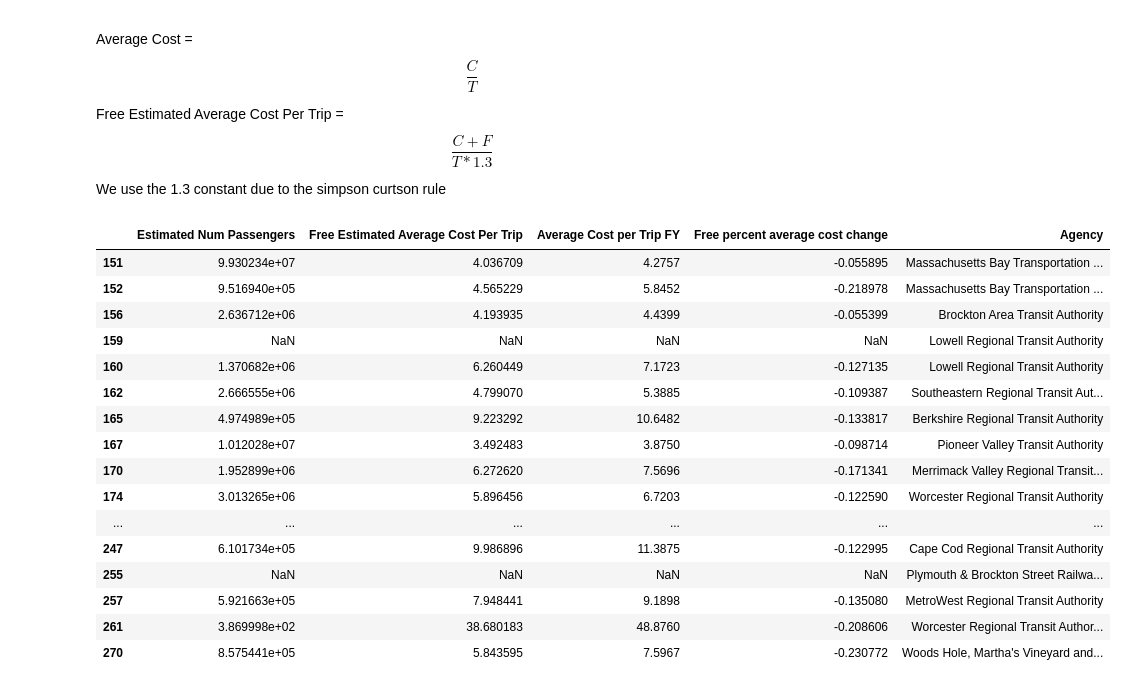
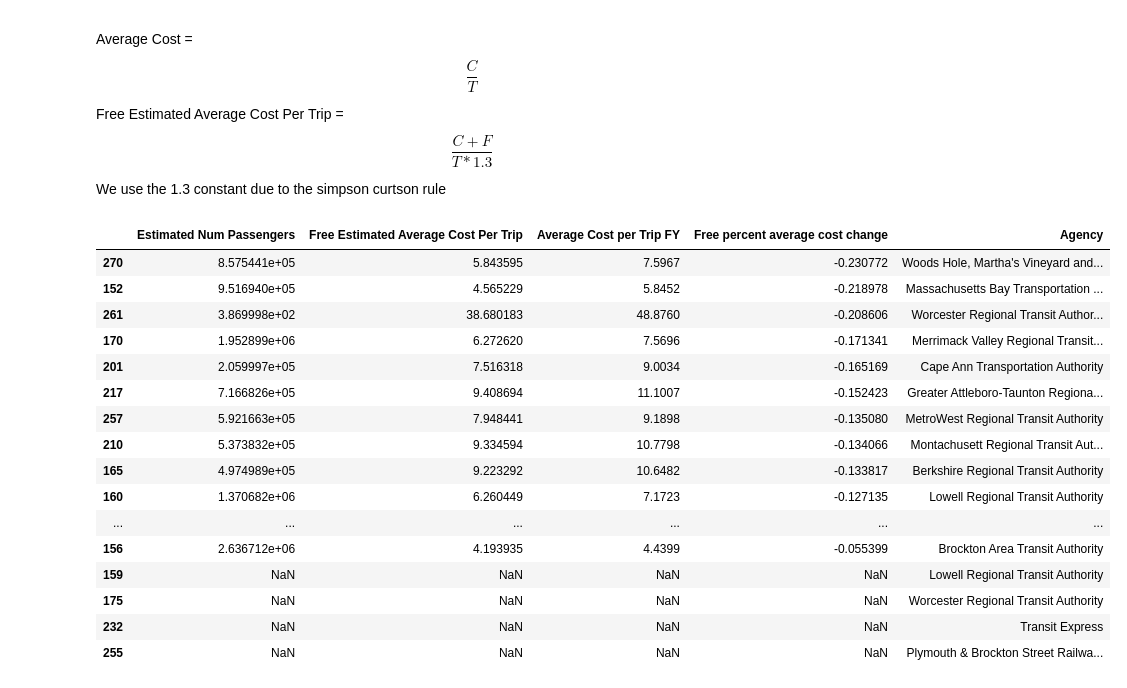
Before and after one commit to cumason123/transit-equity, a Jupyter notebook: src/rta_aggregation.ipynb, the cells around one changed output. Saved outputs shown, nothing was run; the diff lists cells and outputs as text; code cells hidden in the pictures.

```diff
--- a/src/rta_aggregation.ipynb
+++ b/src/rta_aggregation.ipynb
@@ -351,26 +351,26 @@ ridership_df['Free percent average cost change'] = \
 # %%
 display(ridership_df[[
     'Estimated Num Passengers',
     'Free Estimated Average Cost Per Trip',
     'Average Cost per Trip FY',
     'Free percent average cost change',
     'Agency'
-]])
+]].sort_values('Free percent average cost change'))
 # %% [output]
 |  | Estimated Num Passengers | Free Estimated Average Cost Per Trip | Average Cost per Trip FY | Free percent average cost change | Agency |
-| 151 | 9.930234e+07 | 4.036709 | 4.2757 | -0.055895 | Massachusetts Bay Transportation ... |
+| 270 | 8.575441e+05 | 5.843595 | 7.5967 | -0.230772 | Woods Hole, Martha's Vineyard and... |
 | 152 | 9.516940e+05 | 4.565229 | 5.8452 | -0.218978 | Massachusetts Bay Transportation ... |
+| 261 | 3.869998e+02 | 38.680183 | 48.8760 | -0.208606 | Worcester Regional Transit Author... |
+| 170 | 1.952899e+06 | 6.272620 | 7.5696 | -0.171341 | Merrimack Valley Regional Transit... |
+| 201 | 2.059997e+05 | 7.516318 | 9.0034 | -0.165169 | Cape Ann Transportation Authority |
+| 217 | 7.166826e+05 | 9.408694 | 11.1007 | -0.152423 | Greater Attleboro-Taunton Regiona... |
+| 257 | 5.921663e+05 | 7.948441 | 9.1898 | -0.135080 | MetroWest Regional Transit Authority |
+| 210 | 5.373832e+05 | 9.334594 | 10.7798 | -0.134066 | Montachusett Regional Transit Aut... |
+| 165 | 4.974989e+05 | 9.223292 | 10.6482 | -0.133817 | Berkshire Regional Transit Authority |
+| 160 | 1.370682e+06 | 6.260449 | 7.1723 | -0.127135 | Lowell Regional Transit Authority |
+| ... | ... | ... | ... | ... | ... |
 | 156 | 2.636712e+06 | 4.193935 | 4.4399 | -0.055399 | Brockton Area Transit Authority |
 | 159 | NaN | NaN | NaN | NaN | Lowell Regional Transit Authority |
-| 160 | 1.370682e+06 | 6.260449 | 7.1723 | -0.127135 | Lowell Regional Transit Authority |
-| 162 | 2.666555e+06 | 4.799070 | 5.3885 | -0.109387 | Southeastern Regional Transit Aut... |
-| 165 | 4.974989e+05 | 9.223292 | 10.6482 | -0.133817 | Berkshire Regional Transit Authority |
-| 167 | 1.012028e+07 | 3.492483 | 3.8750 | -0.098714 | Pioneer Valley Transit Authority |
-| 170 | 1.952899e+06 | 6.272620 | 7.5696 | -0.171341 | Merrimack Valley Regional Transit... |
-| 174 | 3.013265e+06 | 5.896456 | 6.7203 | -0.122590 | Worcester Regional Transit Authority |
-| ... | ... | ... | ... | ... | ... |
-| 247 | 6.101734e+05 | 9.986896 | 11.3875 | -0.122995 | Cape Cod Regional Transit Authority |
+| 175 | NaN | NaN | NaN | NaN | Worcester Regional Transit Authority |
+| 232 | NaN | NaN | NaN | NaN | Transit Express |
 | 255 | NaN | NaN | NaN | NaN | Plymouth & Brockton Street Railwa... |
-| 257 | 5.921663e+05 | 7.948441 | 9.1898 | -0.135080 | MetroWest Regional Transit Authority |
-| 261 | 3.869998e+02 | 38.680183 | 48.8760 | -0.208606 | Worcester Regional Transit Author... |
-| 270 | 8.575441e+05 | 5.843595 | 7.5967 | -0.230772 | Woods Hole, Martha's Vineyard and... |
```
